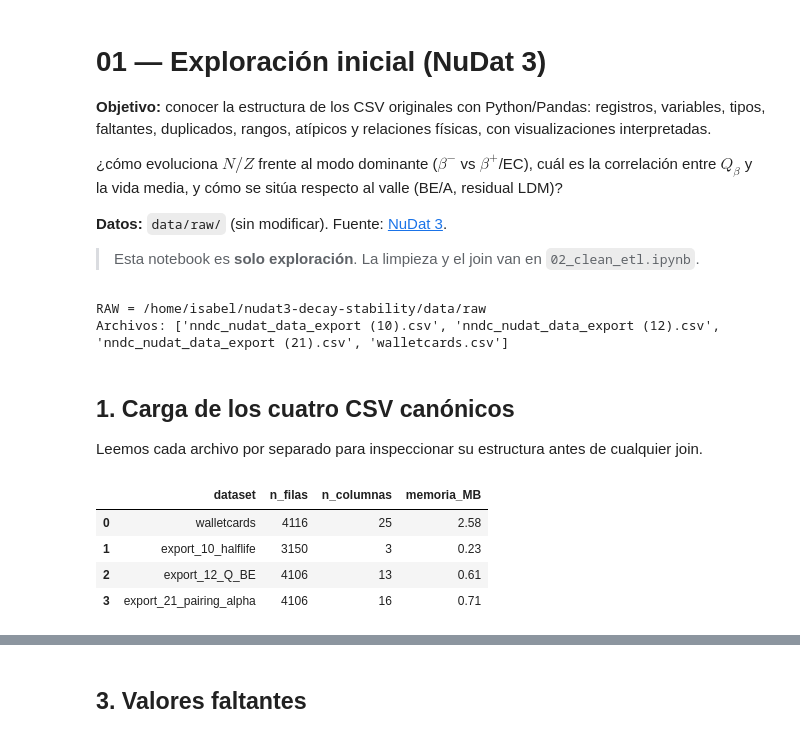
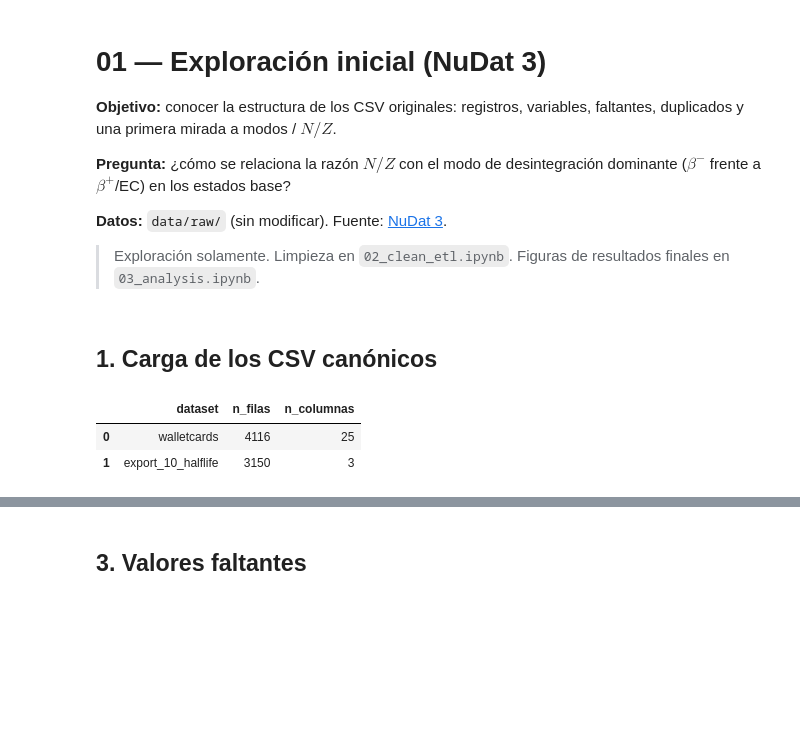
Before and after one commit to isabelnieto900/nudat3-decay-stability, a Jupyter notebook: notebooks/01_eda.ipynb, the cells around one changed output, grey strips where cells are left out. Saved outputs shown, nothing was run; the diff lists cells and outputs as text; code cells hidden in the pictures; blank space fills up the shorter version.

Commit message:
Streamline exploratory data analysis notebook
Co-authored-by: Cursor <cursoragent@cursor.com>

```diff
--- a/notebooks/01_eda.ipynb
+++ b/notebooks/01_eda.ipynb
@@ -1,68 +1,41 @@
 # %% [markdown]
 # 01 — Exploración inicial (NuDat 3)
 
-**Objetivo:** conocer la estructura de los CSV originales con Python/Pandas: registros, variables, tipos, faltantes, duplicados, rangos, atípicos y relaciones físicas, con visualizaciones interpretadas.
+**Objetivo:** conocer la estructura de los CSV originales: registros, variables, faltantes, duplicados y una primera mirada a modos / $N/Z$.
 
- ¿cómo evoluciona $N/Z$ frente al modo dominante ($\beta^-$ vs $\beta^+$/EC), cuál es la correlación entre $Q_\beta$ y la vida media, y cómo se sitúa respecto al valle (BE/A, residual LDM)?
+**Pregunta:** ¿cómo se relaciona la razón $N/Z$ con el modo de desintegración dominante ($\beta^-$ frente a $\beta^+$/EC) en los estados base?
 
 **Datos:** `data/raw/` (sin modificar). Fuente: [NuDat 3](https://www.nndc.bnl.gov/nudat3/).
 
-> Esta notebook es **solo exploración**. La limpieza y el join van en `02_clean_etl.ipynb`.
+> Exploración solamente. Limpieza en `02_clean_etl.ipynb`. Figuras de resultados finales en `03_analysis.ipynb`.
 # %%
 from pathlib import Path
 import re
-
 import numpy as np
 import pandas as pd
 import matplotlib.pyplot as plt
 import seaborn as sns
 
 sns.set_theme(style="whitegrid", context="notebook")
-pd.set_option("display.max_columns", 40)
-pd.set_option("display.width", 120)
-
 ROOT = Path("..").resolve()
 if not (ROOT / "data" / "raw").exists():
     ROOT = Path(".").resolve()
 RAW = ROOT / "data" / "raw"
 FIG = ROOT / "figures"
 FIG.mkdir(exist_ok=True)
-
-print("RAW =", RAW)
-print("Archivos:", sorted(p.name for p in RAW.glob("*.csv")))
+pd.set_option("display.max_columns", 40)
-# %% [output]
-RAW = /home/isabel/nudat3-decay-stability/data/raw
-Archivos: ['nndc_nudat_data_export (10).csv', 'nndc_nudat_data_export (12).csv', 'nndc_nudat_data_export (21).csv', 'walletcards.csv']
 # %% [markdown]
-## 1. Carga de los cuatro CSV canónicos
-
-Leemos cada archivo por separado para inspeccionar su estructura antes de cualquier join.
+## 1. Carga de los CSV canónicos
 # %%
 wallet = pd.read_csv(RAW / "walletcards.csv")
 hl = pd.read_csv(RAW / "nndc_nudat_data_export (10).csv")
-qbe = pd.read_csv(RAW / "nndc_nudat_data_export (12).csv")
-pair = pd.read_csv(RAW / "nndc_nudat_data_export (21).csv")
-
-datasets = {
-    "walletcards": wallet,
-    "export_10_halflife": hl,
-    "export_12_Q_BE": qbe,
-    "export_21_pairing_alpha": pair,
-}
 
 summary = pd.DataFrame([
-    {
-        "dataset": name,
-        "n_filas": len(df),
-        "n_columnas": df.shape[1],
-        "memoria_MB": round(df.memory_usage(deep=True).sum() / 1e6, 2),
-    }
-    for name, df in datasets.items()
+    {"dataset": "walletcards", "n_filas": len(wallet), "n_columnas": wallet.shape[1]},
+    {"dataset": "export_10_halflife", "n_filas": len(hl), "n_columnas": hl.shape[1]},
 ])
 summary
 # %% [output]
-|  | dataset | n_filas | n_columnas | memoria_MB |
-| 0 | walletcards | 4116 | 25 | 2.58 |
-| 1 | export_10_halflife | 3150 | 3 | 0.23 |
-| 2 | export_12_Q_BE | 4106 | 13 | 0.61 |
-| 3 | export_21_pairing_alpha | 4106 | 16 | 0.71 |
+|  | dataset | n_filas | n_columnas |
+| 0 | walletcards | 4116 | 25 |
+| 1 | export_10_halflife | 3150 | 3 |
```
Also changed, not shown: parts of 38 cells of this notebook.
